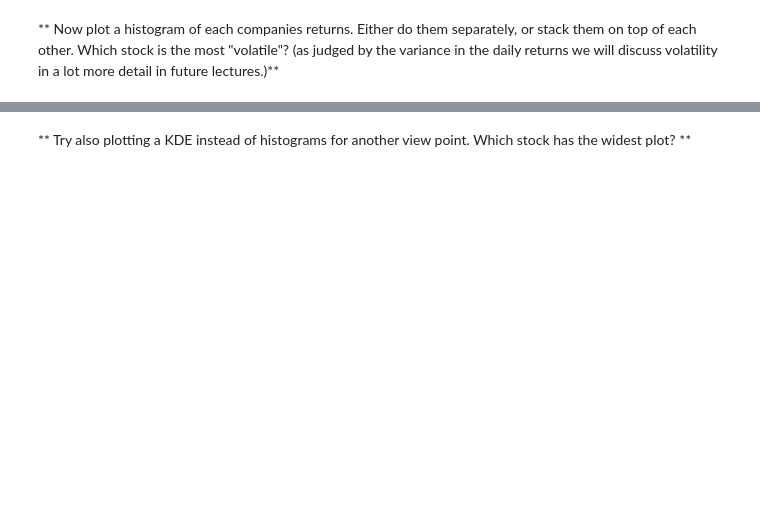
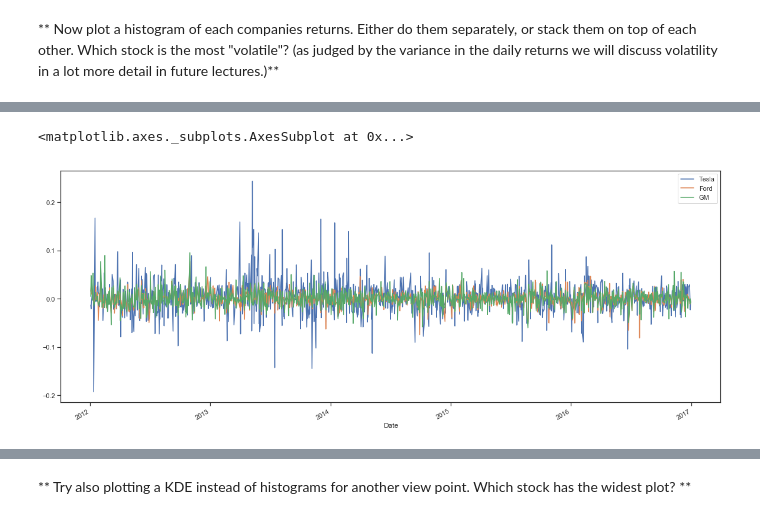
Before and after one commit to 0xkaitensushi/Basic-Stock-Market-Analysis-Project, a Jupyter notebook: Stock Market Analysis Project.ipynb, the cells around one changed output, grey strips where cells are left out. Saved outputs shown, nothing was run; the diff lists cells and outputs as text; code cells hidden in the pictures; blank space fills up the shorter version.

```diff
--- a/Stock Market Analysis Project.ipynb
+++ b/Stock Market Analysis Project.ipynb
@@ -230,2 +183,12 @@ This defines r_t (return at time t) as equal to the price at time t divided by t
+# %%
+ford['Close r_t-1'] = ford['Close'].shift(1)
+ford['daily percentage change'] = (ford['Close']/ford['Close r_t-1'])-1
+# %%
+gm['Close r_t-1'] = gm['Close'].shift(1)
+gm['daily percentage change'] = (gm['Close']/gm['Close r_t-1'])-1
+# %%
+returns = pd.concat([tesla['daily percentage change'],ford['daily percentage change'],gm['daily percentage change']], axis=1)
+# %%
+returns.columns = ['Tesla', 'Ford', 'GM']
 # %% [markdown]
 ** Now plot a histogram of each companies returns. Either do them separately, or stack them on top of each other. Which stock is the most "volatile"? (as judged by the variance in the daily returns we will discuss volatility in a lot more detail in future lectures.)**
@@ -247,0 +195,5 @@ This defines r_t (return at time t) as equal to the price at time t divided by t
+# %%
+returns.plot(figsize=(20,8))
+# %% [output]
+<matplotlib.axes._subplots.AxesSubplot at 0x...>
+[figure, added]
```
Also changed, not shown: parts of 27 cells of this notebook.
